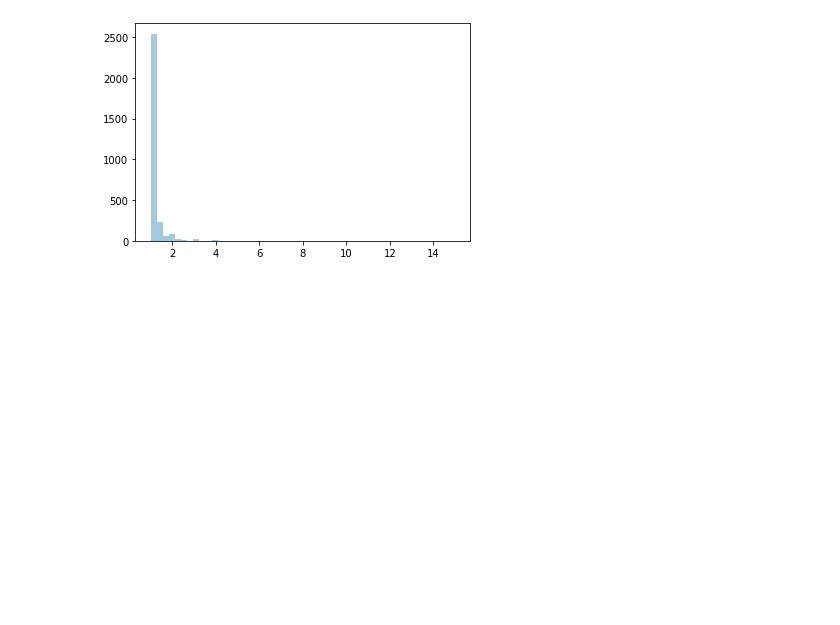
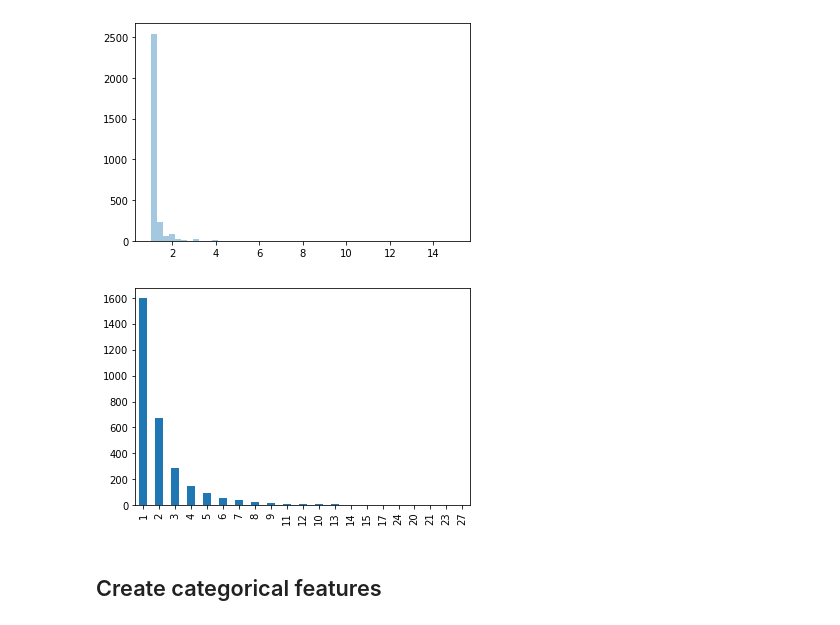
Before and after one commit to special-force-analytic/olist, a Jupyter notebook: seller_segmentation/01-seller-segmentation-preprocess.ipynb, the cells around one changed output. Drawn from its saved outputs; the diff is of its cells as text; code cells hidden in the pictures; blank space fills up the shorter version.

```diff
--- a/seller_segmentation/01-seller-segmentation-preprocess.ipynb
+++ b/seller_segmentation/01-seller-segmentation-preprocess.ipynb
@@ -226,6 +222,10 @@ orders = orders.merge(products, on='product_id')
 
 cats = orders.groupby('seller_id')['product_category_name_english'].nunique().reset_index()\
     .rename({'product_category_name_english':'ncats'},axis=1)
+# %%
+_ = cats['ncats'].value_counts().plot.bar()
+# %% [output]
+[figure, added]
 # %%
 # join everything
 seller_feat = recency.merge(freq,on='seller_id')\
@@ -233,3 +233,5 @@ seller_feat = recency.merge(freq,on='seller_id')\
                 .merge(monetary_sum, on='seller_id')\
                 .merge(quantity_avg, on='seller_id')\
                 .merge(cats, on='seller_id')
+# %% [markdown]
+## Create categorical features
```
Also changed, not shown: parts of 4 cells of this notebook, 10 other files.
